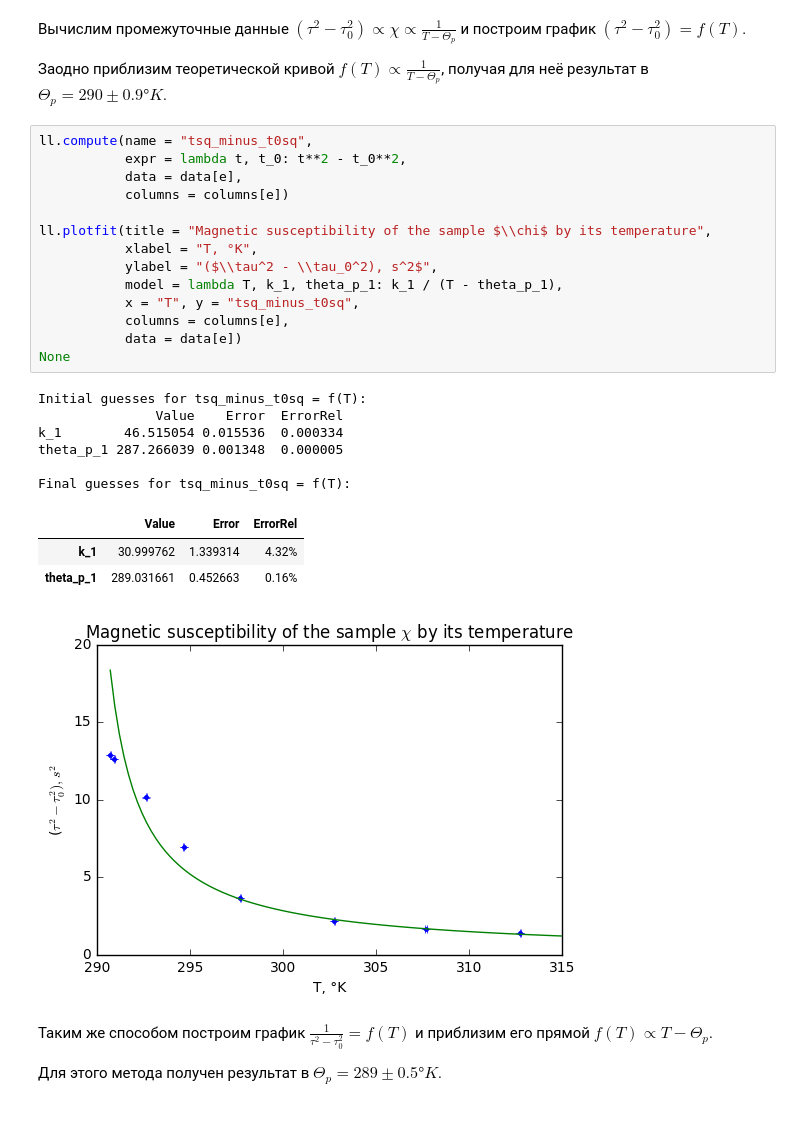
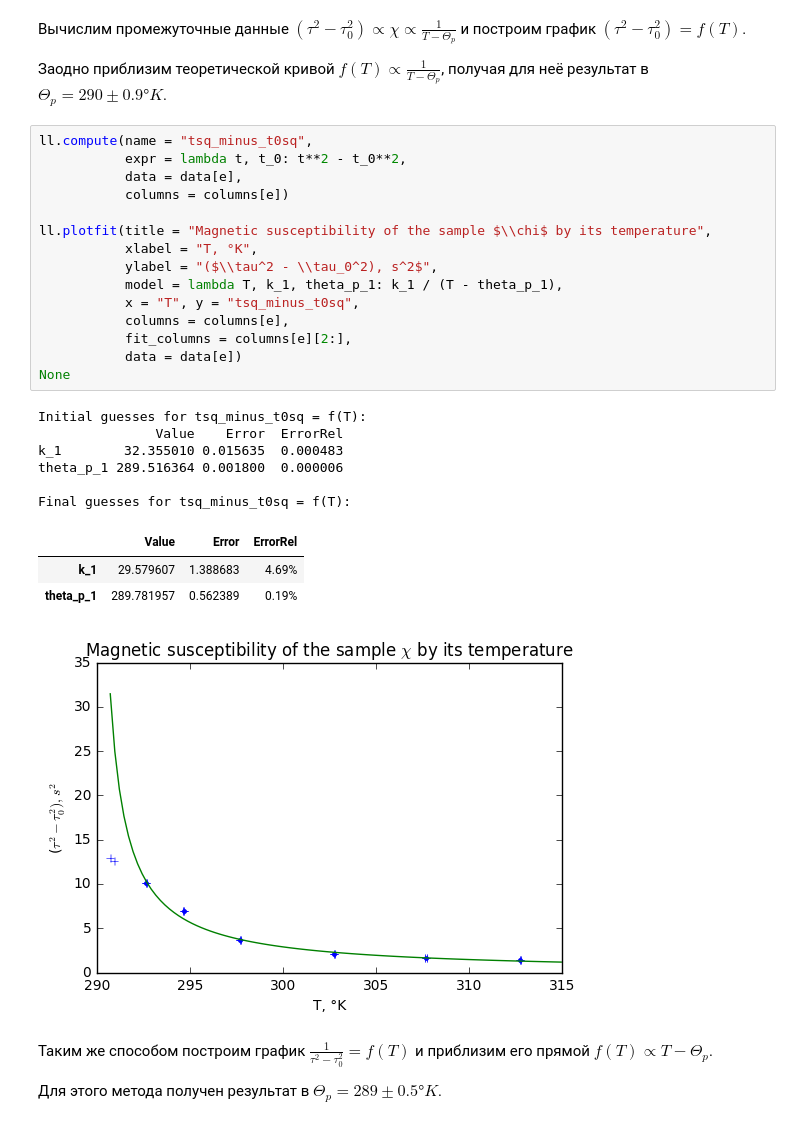
Before and after one commit to intelfx/mipt-lab, a Jupyter notebook: Курс 2 семестр 1/Лабы/3.4.2/3.4.2.ipynb, the cells around one changed output. Cells and saved outputs as stored; diff of their text form.

```diff
--- a/Курс 2 семестр 1/Лабы/3.4.2/3.4.2.ipynb
+++ b/Курс 2 семестр 1/Лабы/3.4.2/3.4.2.ipynb
@@ -61,28 +61,29 @@ disp(data[e], columns[e])
 # %%
 ll.compute(name = "tsq_minus_t0sq",
            expr = lambda t, t_0: t**2 - t_0**2,
            data = data[e],
            columns = columns[e])
 
 ll.plotfit(title = "Magnetic susceptibility of the sample $\\chi$ by its temperature",
            xlabel = "T, °K",
            ylabel = "($\\tau^2 - \\tau_0^2), s^2$",
            model = lambda T, k_1, theta_p_1: k_1 / (T - theta_p_1),
            x = "T", y = "tsq_minus_t0sq",
            columns = columns[e],
+           fit_columns = columns[e][2:],
            data = data[e])
 None
 # %% [output]
 Initial guesses for tsq_minus_t0sq = f(T):
                Value    Error  ErrorRel
-k_1        46.515054 0.015536  0.000334
-theta_p_1 287.266039 0.001348  0.000005
+k_1        32.355010 0.015635  0.000483
+theta_p_1 289.516364 0.001800  0.000006
 
 Final guesses for tsq_minus_t0sq = f(T):
 |  | Value | Error | ErrorRel |
-| k_1 | 30.999762 | 1.339314 | 4.32% |
-| theta_p_1 | 289.031661 | 0.452663 | 0.16% |
+| k_1 | 29.579607 | 1.388683 | 4.69% |
+| theta_p_1 | 289.781957 | 0.562389 | 0.19% |
-[figure, old version]
+[figure, new version]
 # %% [markdown]
 Таким же способом построим график $\frac{1}{\tau^2 - \tau_0^2} = f(T)$ и приблизим его прямой $f(T) \propto T - \Theta_p$.
 
```
